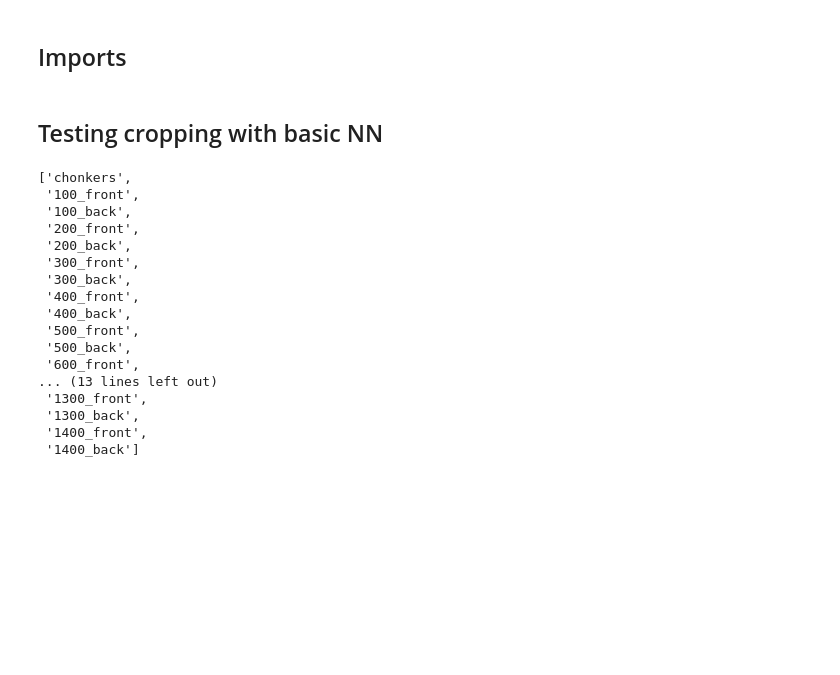
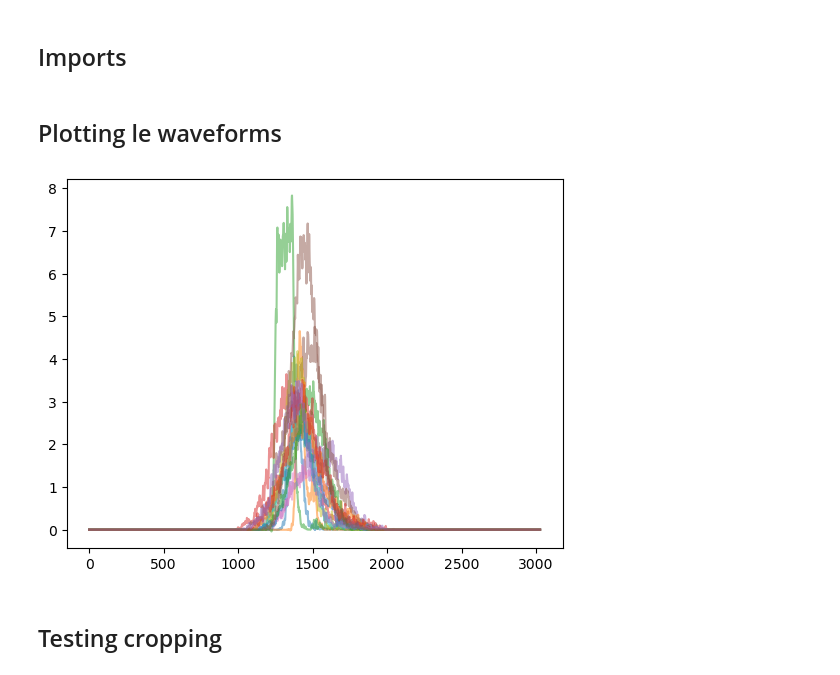
Before and after one commit to ruadhrimcdougall/DarkMatterML, a Jupyter notebook: CNN Analysis/03_cropping_testing.ipynb, the cells around one changed output. Cells and saved outputs as stored; diff of their text form; code cells hidden in the pictures; blank space fills up the shorter version.

```diff
--- a/CNN Analysis/03_cropping_testing.ipynb
+++ b/CNN Analysis/03_cropping_testing.ipynb
@@ -21,8 +22,16 @@ import pickle
 import time
 # %%
 waveform_data=pd.read_parquet('../../../Data/padded_waveforms.parquet')
+# %% [markdown]
+## Plotting le waveforms
+# %%
+sample_waveforms=waveform_data['chonkers'].to_numpy()[100::500]
+for waveform in sample_waveforms:
+    plt.plot(waveform, alpha=0.5)
+# %% [output]
+[figure, added]
 # %% [markdown]
-## Testing cropping with basic NN
+## Testing cropping
 # %%
 cropped_data=['chonkers']
 crop_value=100
@@ -32,23 +41,3 @@ while crop_value <= 1400:
     cropped_data.append('{}_front'.format(crop_value))
     cropped_data.append('{}_back'.format(crop_value))
     crop_value+=100
-# %%
-cropped_data
-# %% [output]
-['chonkers',
- '100_front',
- '100_back',
- '200_front',
- '200_back',
- '300_front',
- '300_back',
- '400_front',
- '400_back',
- '500_front',
- '500_back',
- '600_front',
-... (13 lines left out)
- '1300_front',
- '1300_back',
- '1400_front',
- '1400_back']
```
Also changed, not shown: parts of 20 cells of this notebook.
